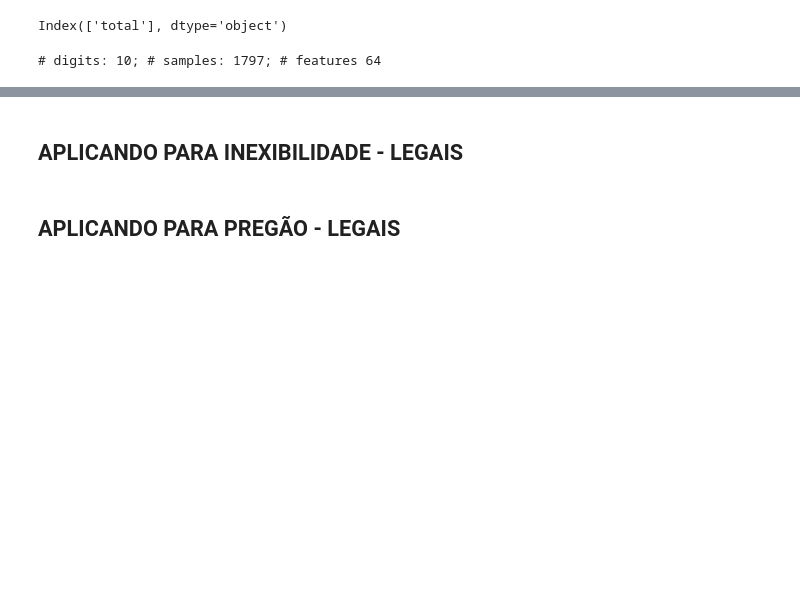
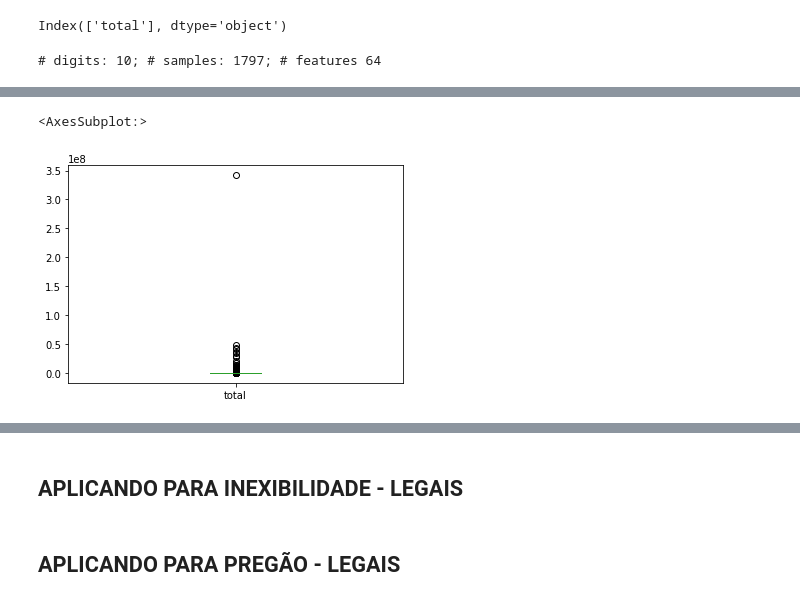
Before and after one commit to ednaelxd/residencia2, a Jupyter notebook: Analises/TAG'AMENTO 02 - Testes com clusterização.ipynb, the cells around one changed output, grey strips where cells are left out. Saved outputs shown, nothing was run; the diff lists cells and outputs as text; code cells hidden in the pictures; blank space fills up the shorter version.

```diff
--- a/Analises/TAG'AMENTO 02 - Testes com clusterização.ipynb
+++ b/Analises/TAG'AMENTO 02 - Testes com clusterização.ipynb
@@ -360,0 +365,5 @@ ________________________________________________________________________________
+# %%
+lic[lic['Modalidade Compra']=='Inexigibilidade de Licitação']['total'].plot.box()
+# %% [output]
+<AxesSubplot:>
+[figure, added]
```
Also changed, not shown: parts of 48 cells of this notebook.
